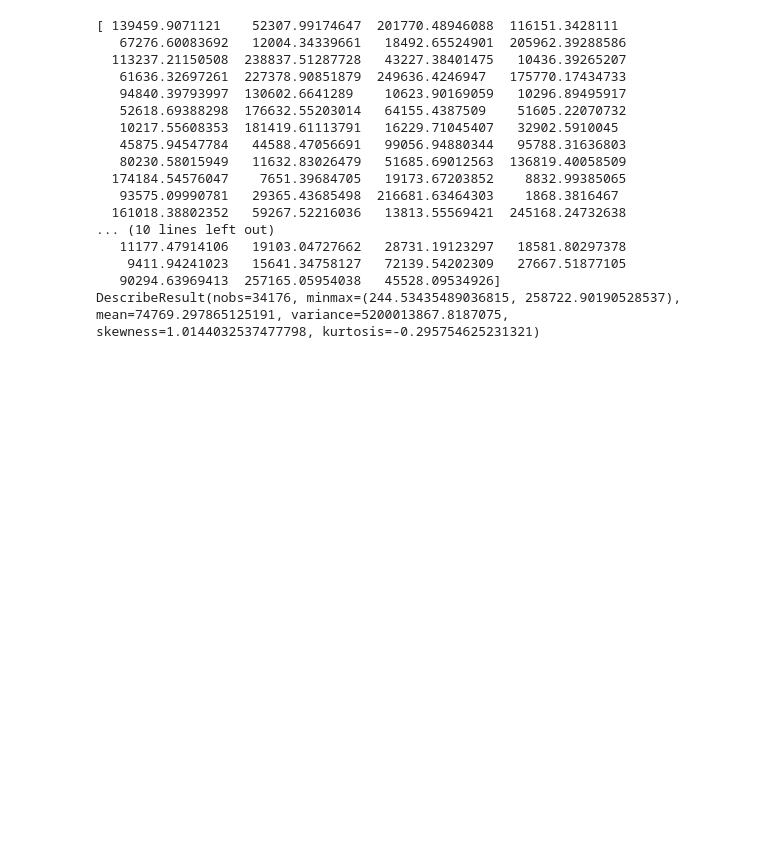
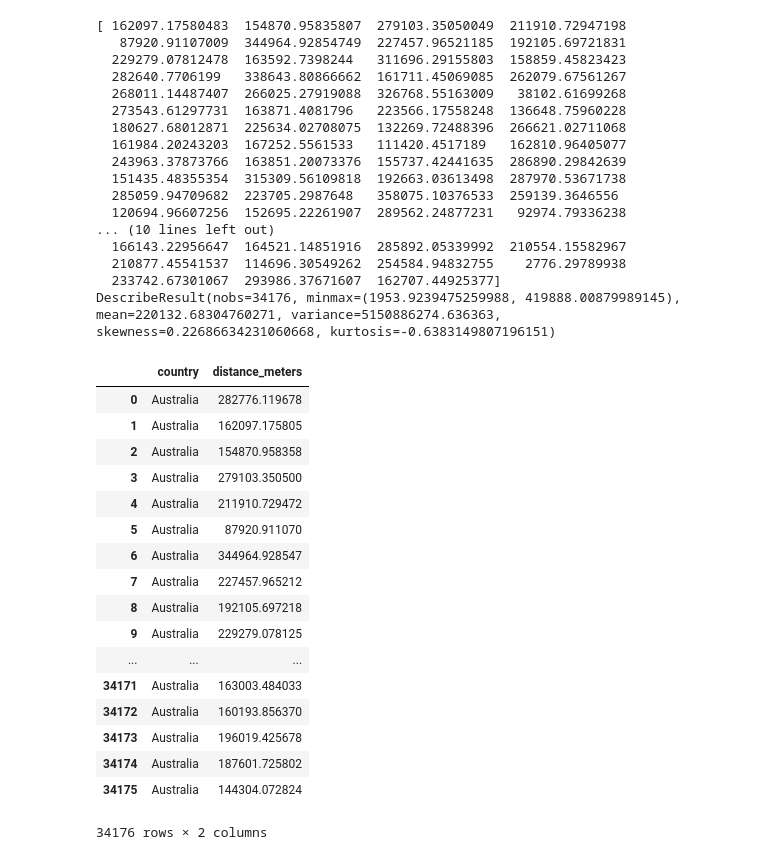
Before and after one commit to DSSG-EUROPE/wef_oceans, a Jupyter notebook: distance_from_shore.ipynb, the cells around one changed output. Drawn from its saved outputs; the diff is of its cells as text; code cells hidden in the pictures; blank space fills up the shorter version.

```diff
--- a/distance_from_shore.ipynb
+++ b/distance_from_shore.ipynb
@@ -10,0 +52,11 @@ import pandas as pd
+# %%
+coords_countries_names = np.vstack([[np.array(ls[:-1]), ls[-1]]
+                     for ls in world_geoms
+                   ])
+
+
+print(len(coords_countries_names[0][0]))
+coords = np.vstack([ls[0] for ls in coords_countries_names])
+countries = np.hstack([np.repeat(ls[1], len(ls[0])) for ls in coords_countries_names])
+print(countries[1:27])
+print(len(countries), len(coords))
@@ -114,26 +194,56 @@ print(coordinates_proj)
 # %%
-#ScyPy failed approach with meter projection
-distance,index = spatial.cKDTree(coordinates_proj).query(points_proj)
+from collections import Counter
+
+#ScyPy approach with meter projection
+distance,index = spatial.cKDTree(coordinates_proj, leafsize=16).query(points_proj)
 print(distance[1:100])
 print(stats.describe(distance))
+
+Counter(countries[index])
+
+df = pd.DataFrame({
+    "distance_meters" : distance,
+    "country" : countries[index]
+})
 # %% [output]
-[ 139459.9071121    52307.99174647  201770.48946088  116151.3428111
-   67276.60083692   12004.34339661   18492.65524901  205962.39288586
-  113237.21150508  238837.51287728   43227.38401475   10436.39265207
-   61636.32697261  227378.90851879  249636.4246947   175770.17434733
-   94840.39793997  130602.6641289    10623.90169059   10296.89495917
-   52618.69388298  176632.55203014   64155.4387509    51605.22070732
-   10217.55608353  181419.61113791   16229.71045407   32902.5910045
-   45875.94547784   44588.47056691   99056.94880344   95788.31636803
-   80230.58015949   11632.83026479   51685.69012563  136819.40058509
-  174184.54576047    7651.39684705   19173.67203852    8832.99385065
-   93575.09990781   29365.43685498  216681.63464303    1868.3816467
-  161018.38802352   59267.52216036   13813.55569421  245168.24732638
+[ 162097.17580483  154870.95835807  279103.35050049  211910.72947198
+   87920.91107009  344964.92854749  227457.96521185  192105.69721831
+  229279.07812478  163592.7398244   311696.29155803  158859.45823423
+  282640.7706199   338643.80866662  161711.45069085  262079.67561267
+  268011.14487407  266025.27919088  326768.55163009   38102.61699268
+  273543.61297731  163871.4081796   223566.17558248  136648.75960228
+  180627.68012871  225634.02708075  132269.72488396  266621.02711068
+  161984.20243203  167252.5561533   111420.4517189   162810.96405077
+  243963.37873766  163851.20073376  155737.42441635  286890.29842639
+  151435.48355354  315309.56109818  192663.03613498  287970.53671738
+  285059.94709682  223705.2987648   358075.10376533  259139.3646556
+  120694.96607256  152695.22261907  289562.24877231   92974.79336238
 ... (10 lines left out)
-   11177.47914106   19103.04727662   28731.19123297   18581.80297378
-    9411.94241023   15641.34758127   72139.54202309   27667.51877105
-   90294.63969413  257165.05954038   45528.09534926]
-DescribeResult(nobs=34176, minmax=(244.53435489036815, 258722.90190528537), mean=74769.297865125191, variance=5200013867.8187075, skewness=1.0144032537477798, kurtosis=-0.295754625231321)
+  166143.22956647  164521.14851916  285892.05339992  210554.15582967
+  210877.45541537  114696.30549262  254584.94832755    2776.29789938
+  233742.67301067  293986.37671607  162707.44925377]
+DescribeResult(nobs=34176, minmax=(1953.9239475259988, 419888.00879989145), mean=220132.68304760271, variance=5150886274.636363, skewness=0.22686634231060668, kurtosis=-0.6383149807196151)
+# %%
+df
+# %% [output]
+|  | country | distance_meters |
+| 0 | Australia | 282776.119678 |
+| 1 | Australia | 162097.175805 |
+| 2 | Australia | 154870.958358 |
+| 3 | Australia | 279103.350500 |
+| 4 | Australia | 211910.729472 |
+| 5 | Australia | 87920.911070 |
+| 6 | Australia | 344964.928547 |
+| 7 | Australia | 227457.965212 |
+| 8 | Australia | 192105.697218 |
+| 9 | Australia | 229279.078125 |
+| ... | ... | ... |
+| 34171 | Australia | 163003.484033 |
+| 34172 | Australia | 160193.856370 |
+| 34173 | Australia | 196019.425678 |
+| 34174 | Australia | 187601.725802 |
+| 34175 | Australia | 144304.072824 |
+34176 rows × 2 columns
 # %%
 #Function to calculate distance from vessel to the nearest shore
 
```
Also changed, not shown: parts of 10 cells of this notebook.
